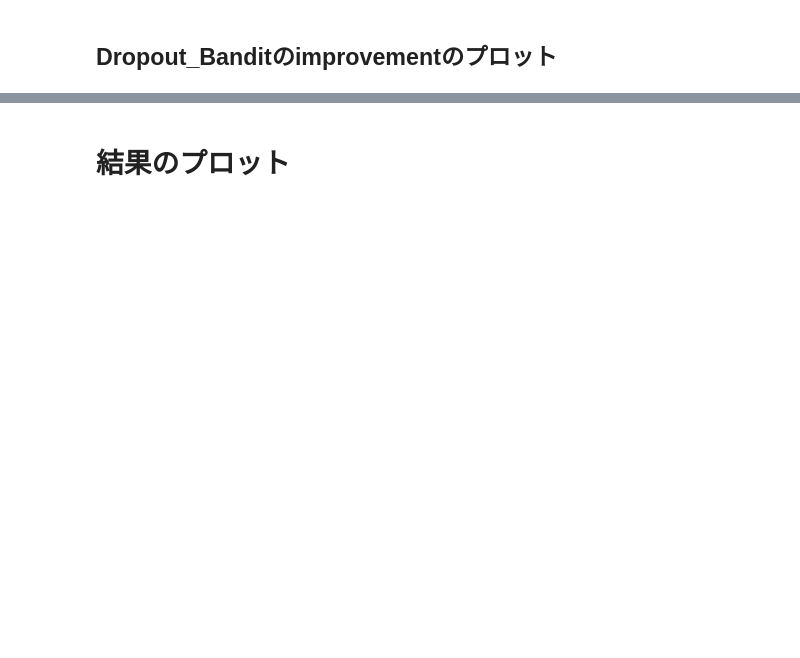
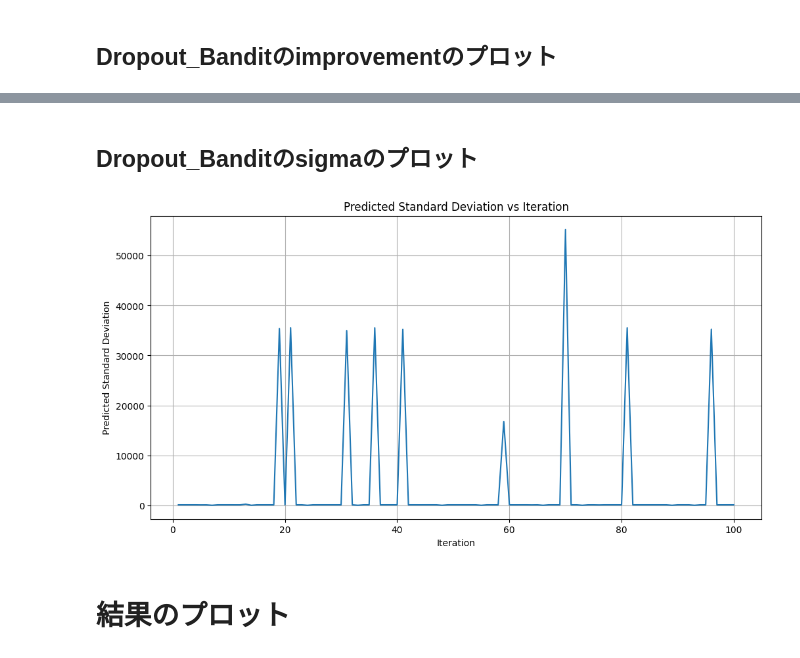
Before and after one commit to nomuyu00/baysian_optimization, a Jupyter notebook: high_dimension_bays.ipynb, the cells around one changed output, grey strips where cells are left out. Cells and saved outputs as stored; diff of their text form; code cells hidden in the pictures; blank space fills up the shorter version.

```diff
--- a/high_dimension_bays.ipynb
+++ b/high_dimension_bays.ipynb
@@ -419,3 +407,9 @@ plt.show()
+# %% [markdown]
+## Dropout_Banditのsigmaのプロット
+# %%
+dropout_bandit_bc_ucb.plot_sigma_history()
+# %% [output]
+[figure, added]
 # %% [markdown]
 # 結果のプロット
 # %%
```
Also changed, not shown: parts of 6 cells of this notebook, 1 other file.
